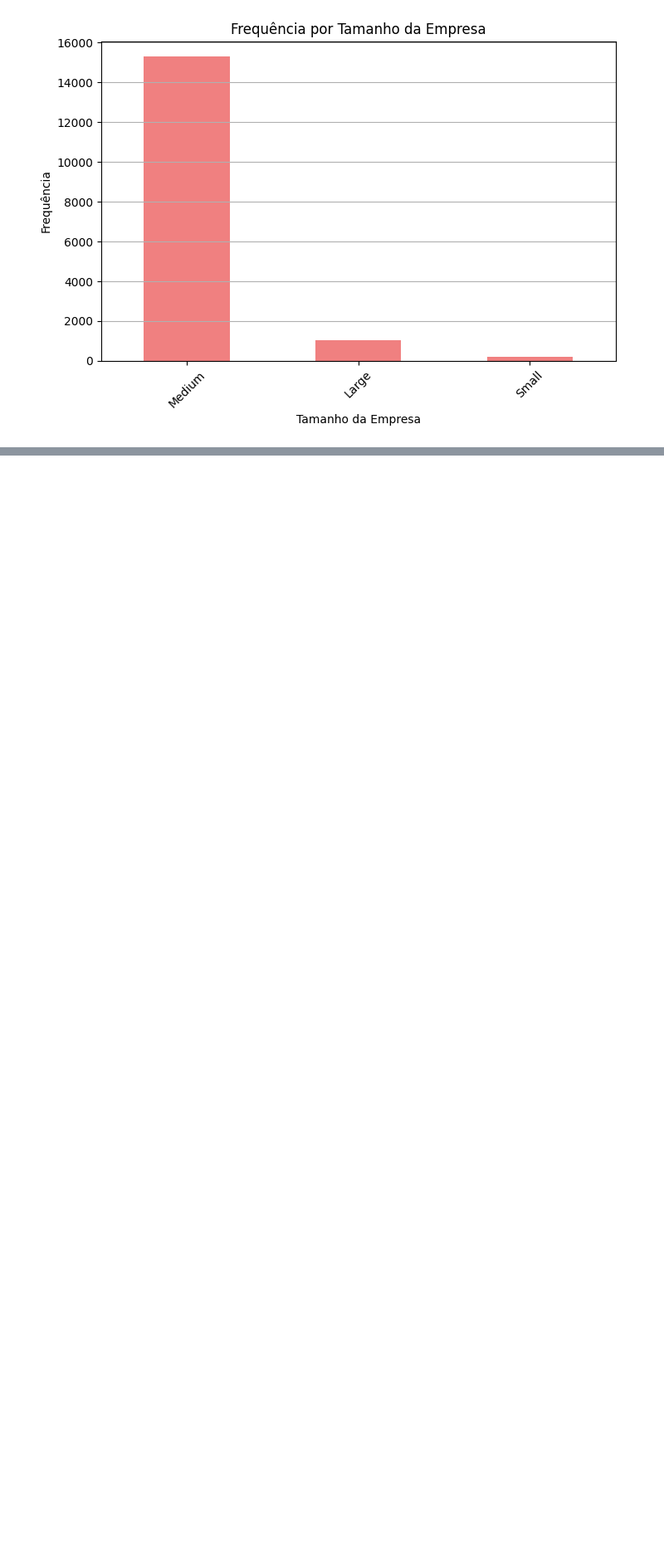
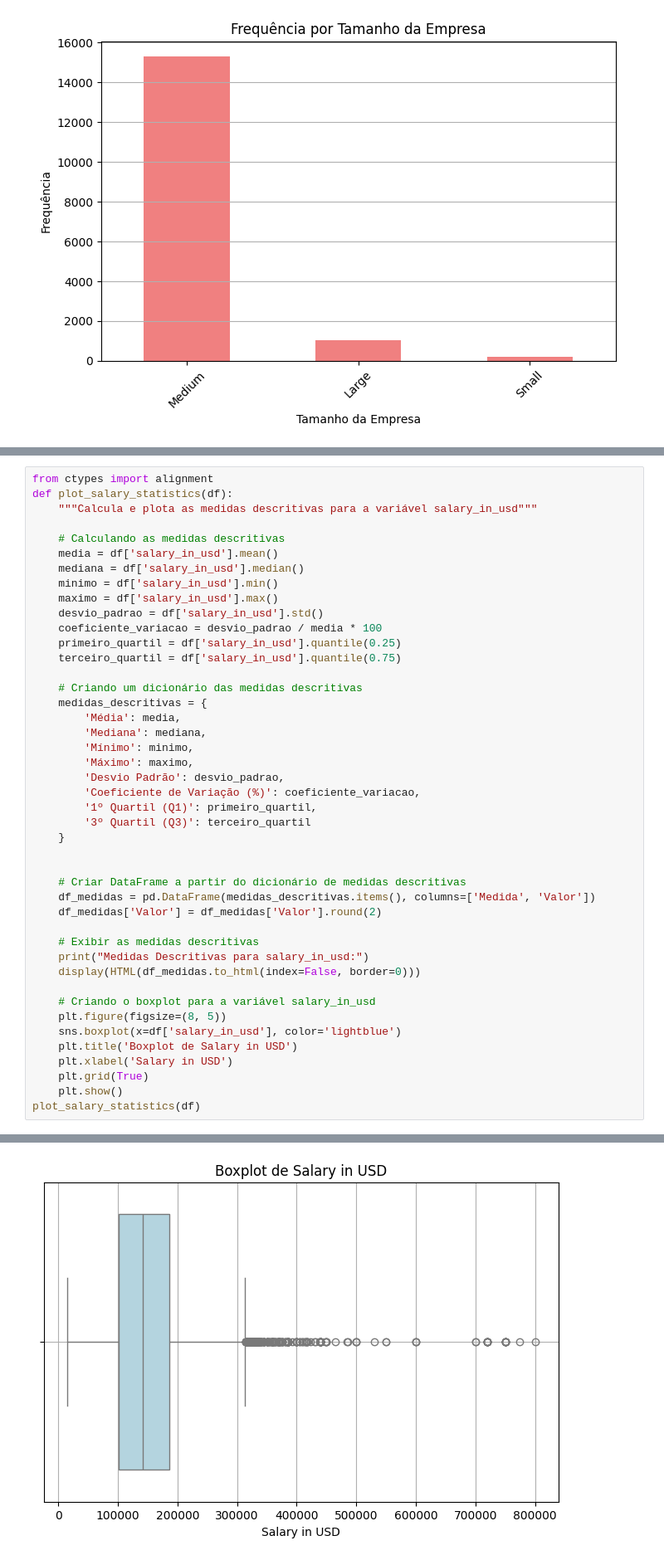
Before and after one commit to pedroreis01/analiseEstatistica, a Jupyter notebook: app.ipynb, the cells around one changed output, grey strips where cells are left out. Shown at 83% size. Saved outputs shown, nothing was run; the diff lists cells and outputs as text; blank space fills up the shorter version.

```diff
--- a/app.ipynb
+++ b/app.ipynb
@@ -257,0 +272,45 @@ plot_company_size(df)
+# %%
+from ctypes import alignment
+def plot_salary_statistics(df):
+    """Calcula e plota as medidas descritivas para a variável salary_in_usd"""
+
+    # Calculando as medidas descritivas
+    media = df['salary_in_usd'].mean()
+    mediana = df['salary_in_usd'].median()
+    minimo = df['salary_in_usd'].min()
+    maximo = df['salary_in_usd'].max()
+    desvio_padrao = df['salary_in_usd'].std()
+    coeficiente_variacao = desvio_padrao / media * 100
+    primeiro_quartil = df['salary_in_usd'].quantile(0.25)
+    terceiro_quartil = df['salary_in_usd'].quantile(0.75)
+
+    # Criando um dicionário das medidas descritivas
+    medidas_descritivas = {
+        'Média': media,
+        'Mediana': mediana,
+        'Mínimo': minimo,
+        'Máximo': maximo,
+        'Desvio Padrão': desvio_padrao,
+        'Coeficiente de Variação (%)': coeficiente_variacao,
+        '1º Quartil (Q1)': primeiro_quartil,
+        '3º Quartil (Q3)': terceiro_quartil
+    }
+
+
+    # Criar DataFrame a partir do dicionário de medidas descritivas
+    df_medidas = pd.DataFrame(medidas_descritivas.items(), columns=['Medida', 'Valor'])
+    df_medidas['Valor'] = df_medidas['Valor'].round(2)
+
+    # Exibir as medidas descritivas
+    print("Medidas Descritivas para salary_in_usd:")
+    display(HTML(df_medidas.to_html(index=False, border=0)))
+
+    # Criando o boxplot para a variável salary_in_usd
+    plt.figure(figsize=(8, 5))
+    sns.boxplot(x=df['salary_in_usd'], color='lightblue')
+    plt.title('Boxplot de Salary in USD')
+    plt.xlabel('Salary in USD')
+    plt.grid(True)
+    plt.show()
+plot_salary_statistics(df)
+# %% [output]
@@ -257,0 +327 @@ plot_company_size(df)
+[figure, added]
```
Also changed, not shown: parts of 7 cells of this notebook.
